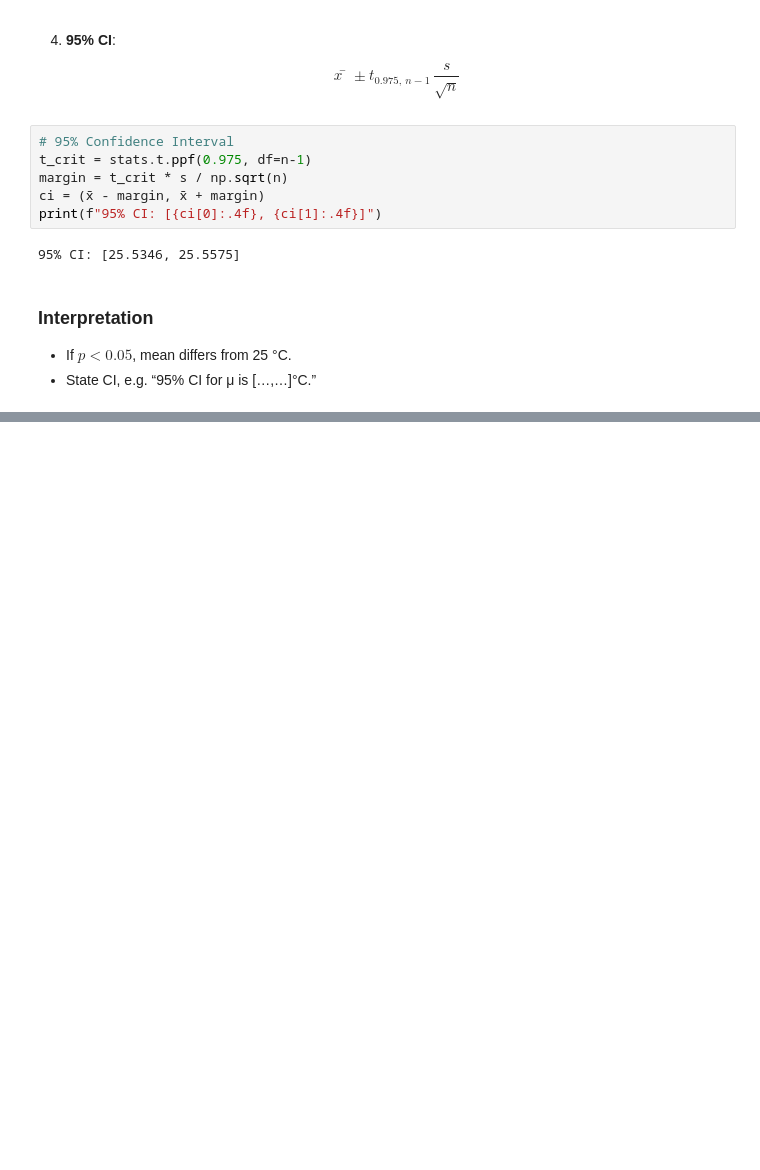
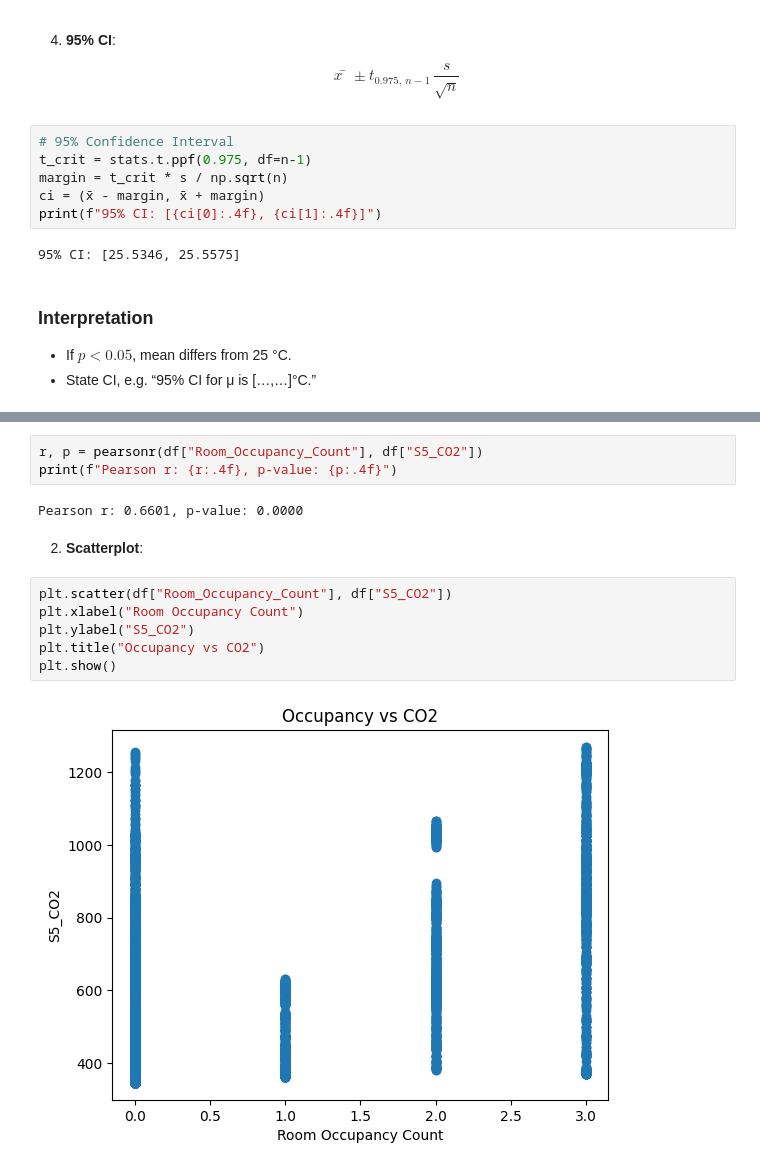
Before and after one commit to 53buahapel/probstat-week11, a Jupyter notebook: main.ipynb, the cells around one changed output, grey strips where cells are left out. Saved outputs shown, nothing was run; the diff lists cells and outputs as text; blank space fills up the shorter version.

```diff
--- a/main.ipynb
+++ b/main.ipynb
@@ -139,0 +149,15 @@ print(f"95% CI: [{ci[0]:.4f}, {ci[1]:.4f}]")
+# %%
+r, p = pearsonr(df["Room_Occupancy_Count"], df["S5_CO2"])
+print(f"Pearson r: {r:.4f}, p-value: {p:.4f}")
+# %% [output]
+Pearson r: 0.6601, p-value: 0.0000
+# %% [markdown]
+2. **Scatterplot**:
+# %%
+plt.scatter(df["Room_Occupancy_Count"], df["S5_CO2"])
+plt.xlabel("Room Occupancy Count")
+plt.ylabel("S5_CO2")
+plt.title("Occupancy vs CO2")
+plt.show()
+# %% [output]
+[figure, added]
```
Also changed, not shown: parts of 18 cells of this notebook.
